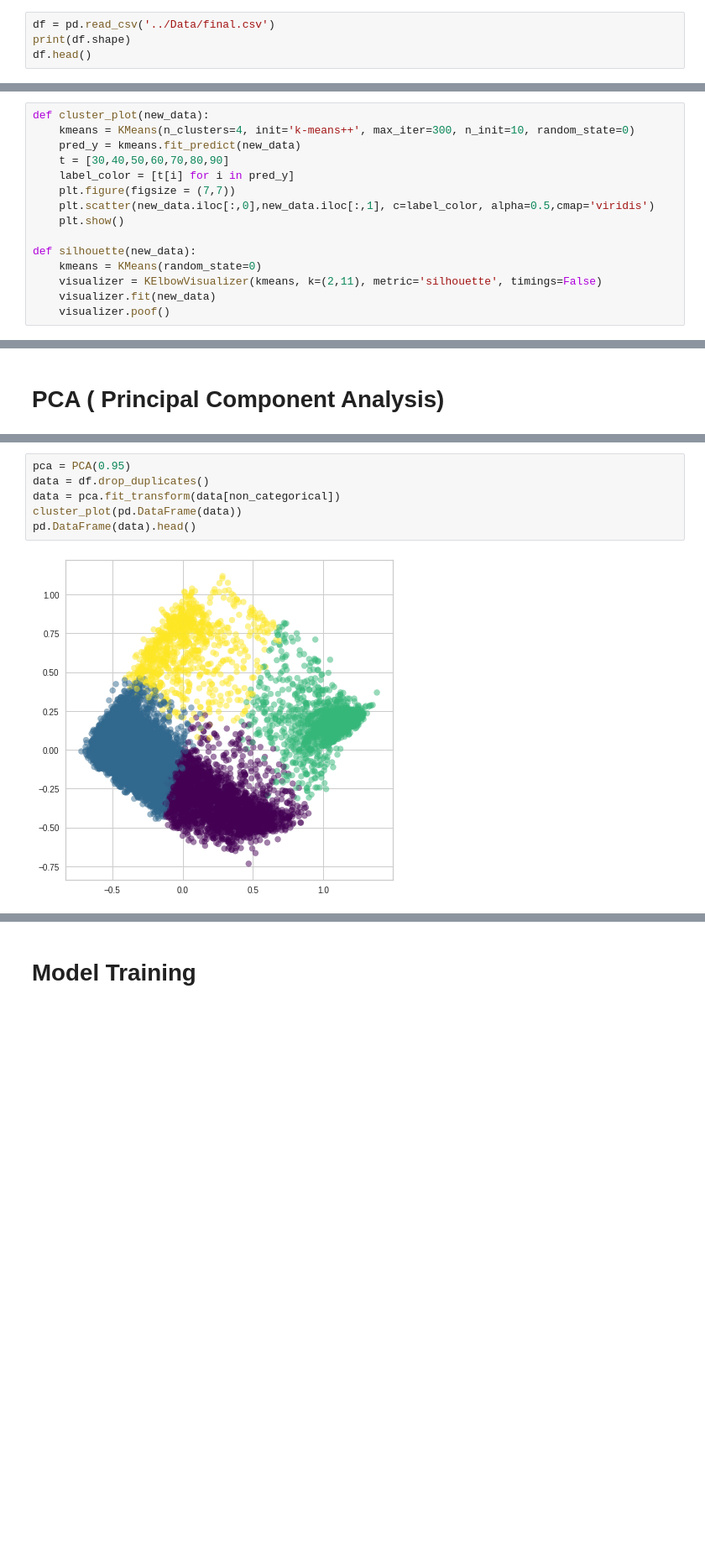
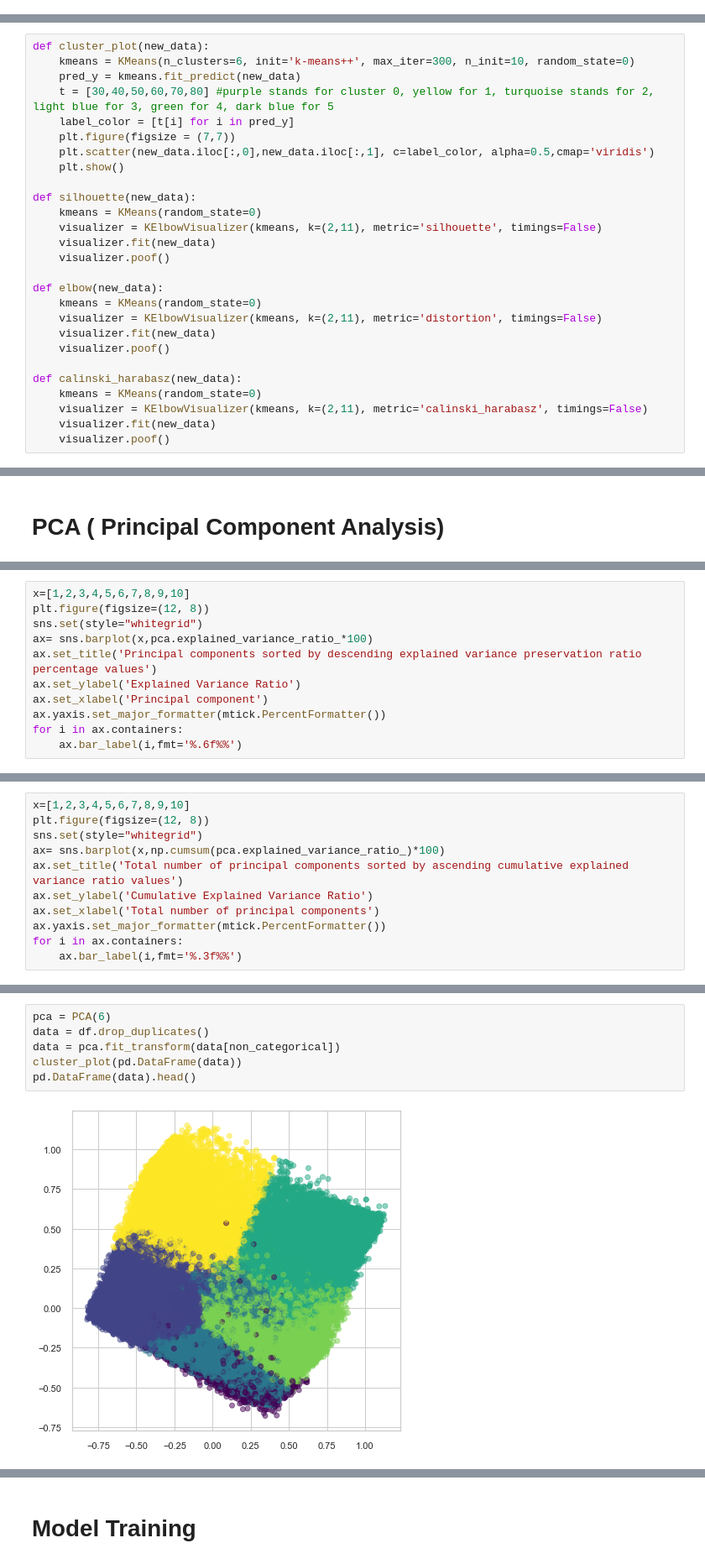
Before and after one commit to Neri-kun/Licenta, a Jupyter notebook: song_recommendation_system.ipynb, the cells around one changed output, grey strips where cells are left out. Shown at 84% size. Cells and saved outputs as stored; diff of their text form; blank space fills up the shorter version.

```diff
--- a/song_recommendation_system.ipynb
+++ b/song_recommendation_system.ipynb
@@ -14,6 +285,2 @@ from yellowbrick.cluster import KElbowVisualizer
 # %% [markdown]
 # Data Normalization
-# %%
-df = pd.read_csv('../Data/final.csv')
-print(df.shape)
-df.head()
@@ -61,8 +302,8 @@ corr.style.background_gradient(cmap='coolwarm')
 # %%
 def cluster_plot(new_data):
-    kmeans = KMeans(n_clusters=4, init='k-means++', max_iter=300, n_init=10, random_state=0)
+    kmeans = KMeans(n_clusters=6, init='k-means++', max_iter=300, n_init=10, random_state=0)
     pred_y = kmeans.fit_predict(new_data)
-    t = [30,40,50,60,70,80,90]
+    t = [30,40,50,60,70,80] #purple stands for cluster 0, yellow for 1, turquoise stands for 2, light blue for 3, green for 4, dark blue for 5
     label_color = [t[i] for i in pred_y]
     plt.figure(figsize = (7,7))
     plt.scatter(new_data.iloc[:,0],new_data.iloc[:,1], c=label_color, alpha=0.5,cmap='viridis')
@@ -73,3 +314,15 @@ def silhouette(new_data):
     visualizer = KElbowVisualizer(kmeans, k=(2,11), metric='silhouette', timings=False)
     visualizer.fit(new_data)
     visualizer.poof()
+
+def elbow(new_data):
+    kmeans = KMeans(random_state=0)
+    visualizer = KElbowVisualizer(kmeans, k=(2,11), metric='distortion', timings=False)
+    visualizer.fit(new_data)
+    visualizer.poof()
+
+def calinski_harabasz(new_data):
+    kmeans = KMeans(random_state=0)
+    visualizer = KElbowVisualizer(kmeans, k=(2,11), metric='calinski_harabasz', timings=False)
+    visualizer.fit(new_data)
+    visualizer.poof()
@@ -81,0 +336,11 @@ cluster_plot(df[non_categorical])
+# %%
+x=[1,2,3,4,5,6,7,8,9,10]
+plt.figure(figsize=(12, 8))
+sns.set(style="whitegrid")
+ax= sns.barplot(x,pca.explained_variance_ratio_*100)
+ax.set_title('Principal components sorted by descending explained variance preservation ratio percentage values')
+ax.set_ylabel('Explained Variance Ratio')
+ax.set_xlabel('Principal component')
+ax.yaxis.set_major_formatter(mtick.PercentFormatter())
+for i in ax.containers:
+    ax.bar_label(i,fmt='%.6f%%')
@@ -81,0 +349,11 @@ cluster_plot(df[non_categorical])
+# %%
+x=[1,2,3,4,5,6,7,8,9,10]
+plt.figure(figsize=(12, 8))
+sns.set(style="whitegrid")
+ax= sns.barplot(x,np.cumsum(pca.explained_variance_ratio_)*100)
+ax.set_title('Total number of principal components sorted by ascending cumulative explained variance ratio values')
+ax.set_ylabel('Cumulative Explained Variance Ratio')
+ax.set_xlabel('Total number of principal components')
+ax.yaxis.set_major_formatter(mtick.PercentFormatter())
+for i in ax.containers:
+    ax.bar_label(i,fmt='%.3f%%')
@@ -82,8 +362,8 @@ cluster_plot(df[non_categorical])
 # %%
-pca = PCA(0.95)
+pca = PCA(6)
 data = df.drop_duplicates()
 data = pca.fit_transform(data[non_categorical])
 cluster_plot(pd.DataFrame(data))
 pd.DataFrame(data).head()
 # %% [output]
-[figure, old version]
+[figure, new version]
```
Also changed, not shown: parts of 50 cells of this notebook.
